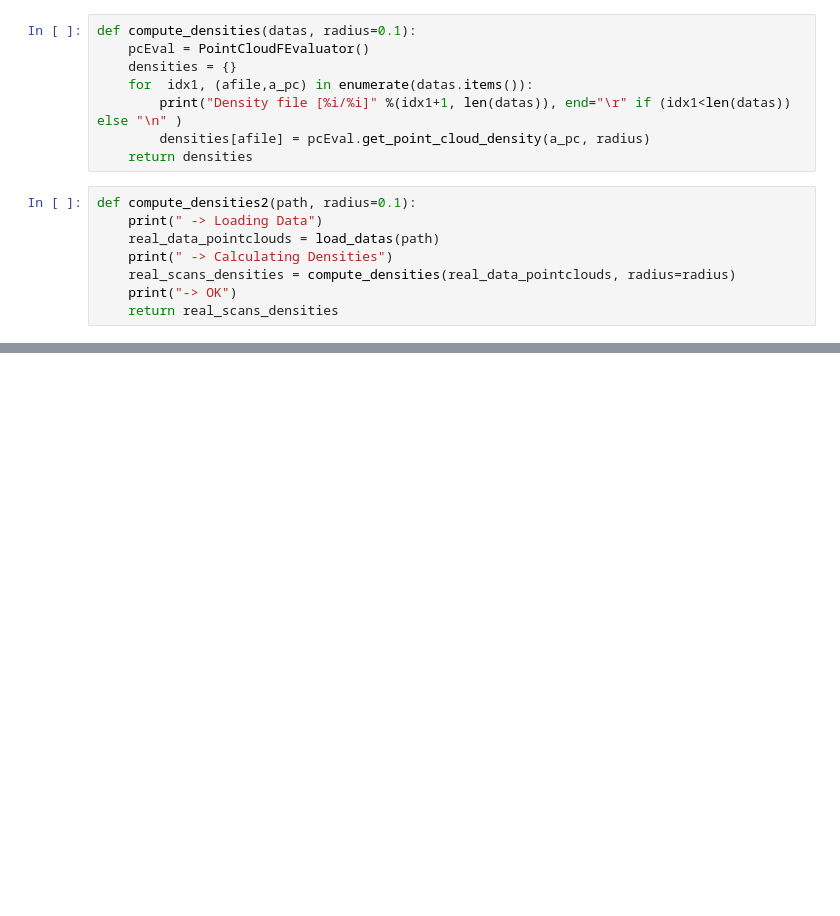
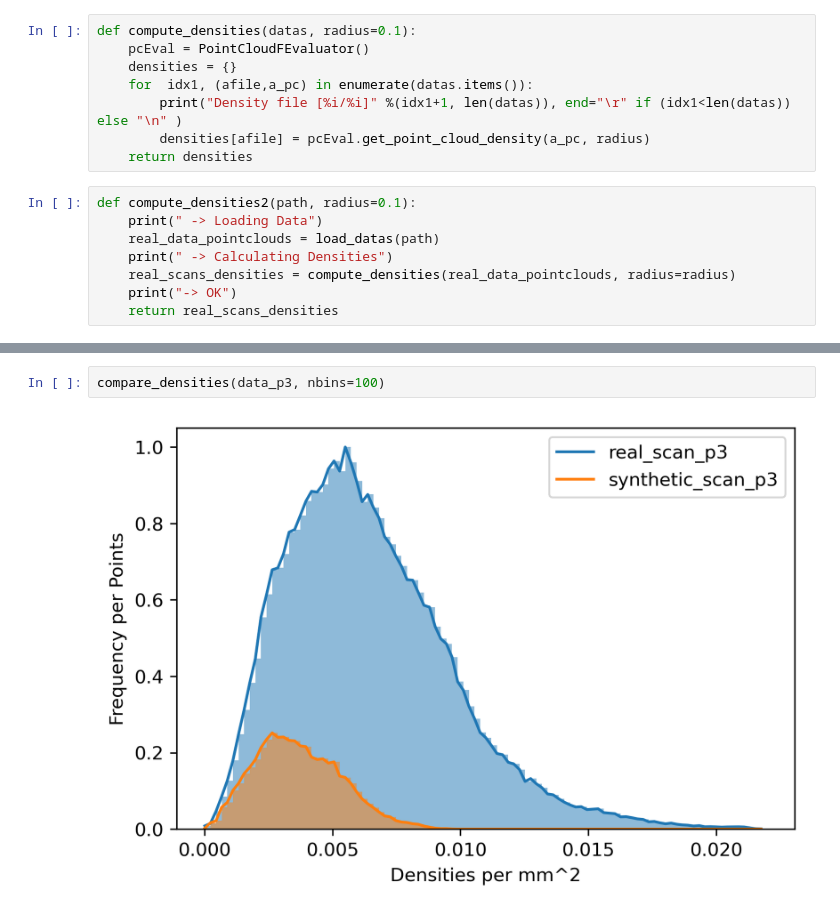
Before and after one commit to jrojas9206/fruithunter, a Jupyter notebook: paper002/230208_pointcloud_densities.ipynb, the cells around one changed output, grey strips where cells are left out. Drawn from its saved outputs; the diff is of its cells as text; blank space fills up the shorter version.

```diff
--- a/paper002/230208_pointcloud_densities.ipynb
+++ b/paper002/230208_pointcloud_densities.ipynb
@@ -119,0 +220,4 @@ compare_densities(dict2plot, nbins=100)
+# %%
+compare_densities(data_p3, nbins=100)
+# %% [output]
+[figure, added]
```
Also changed, not shown: parts of 23 cells of this notebook.
